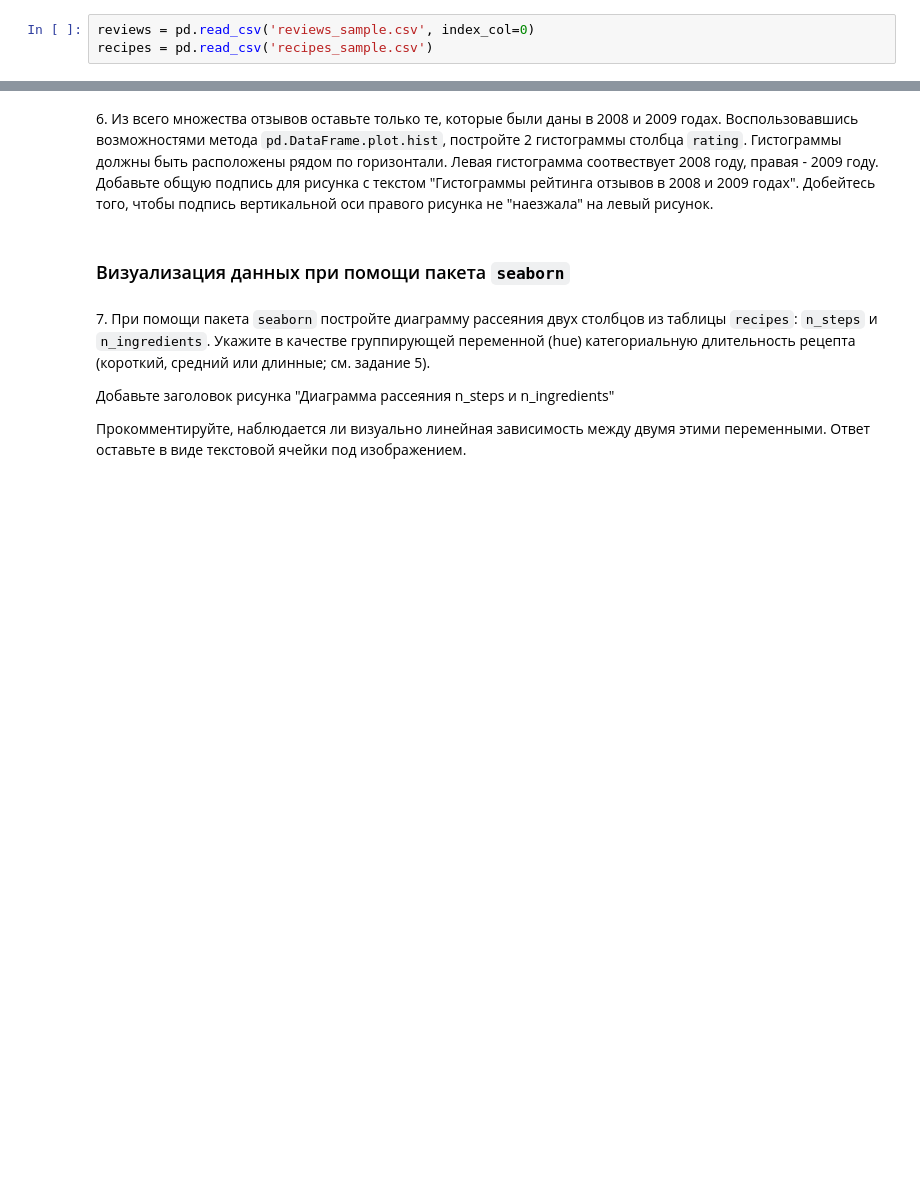
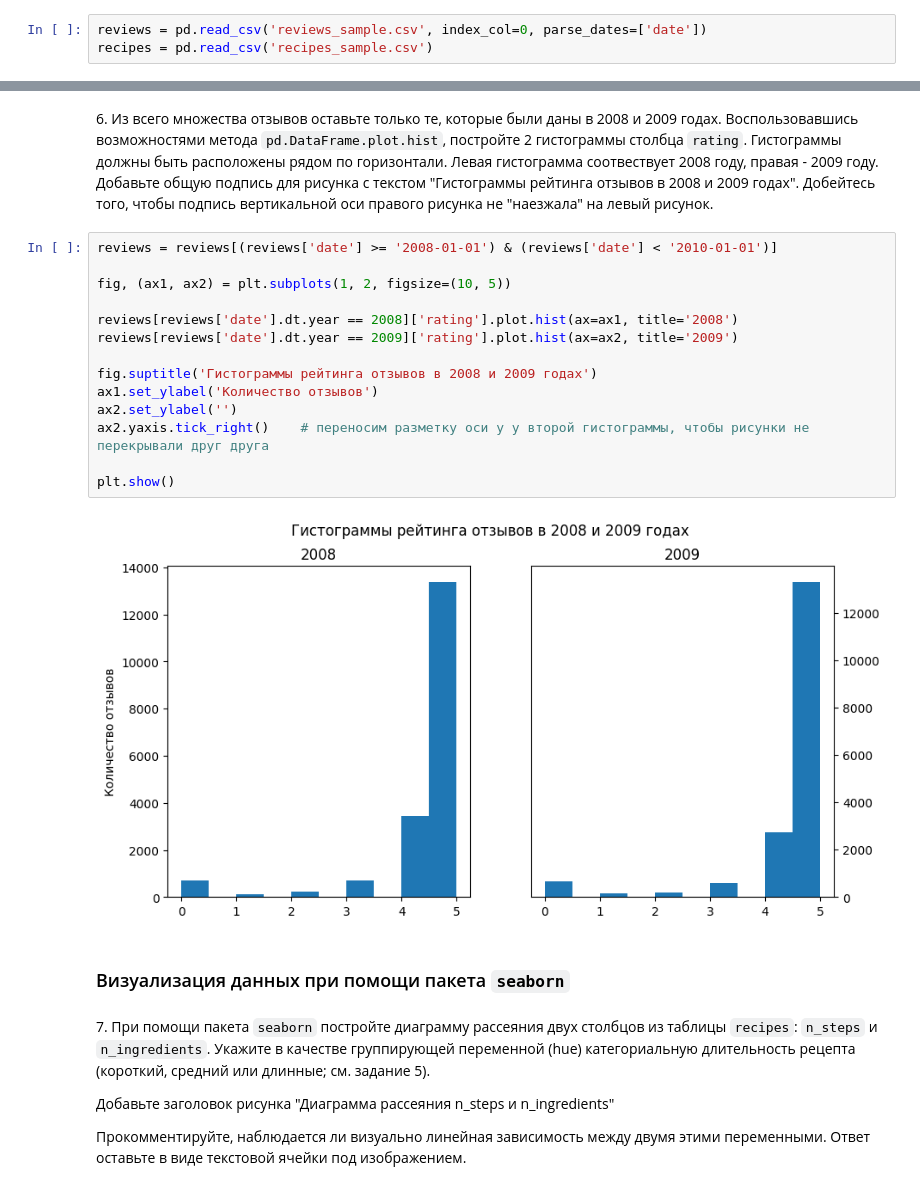
Before and after one commit to csmcrlw/lab5_graphics, a Jupyter notebook: 05_graphics_Серова_Лидия_ДПИ22-1.ipynb, the cells around one changed output, grey strips where cells are left out. Saved outputs shown, nothing was run; the diff lists cells and outputs as text; blank space fills up the shorter version.

```diff
--- a/05_graphics_Серова_Лидия_ДПИ22-1.ipynb
+++ b/05_graphics_Серова_Лидия_ДПИ22-1.ipynb
@@ -156,7 +156,7 @@ plt.show()
 # %% [markdown]
 Для продолжения работы загрузите таблицы recipes и reviews (__ЛР2__)
 # %%
-reviews = pd.read_csv('reviews_sample.csv', index_col=0)
+reviews = pd.read_csv('reviews_sample.csv', index_col=0, parse_dates=['date'])
 recipes = pd.read_csv('recipes_sample.csv')
 # %% [markdown]
 5\. Назовем рецепты короткими, если они занимают строго меньше 5 минут; средними, если они занимают от 5 до 50 минут (не включая 50), и длинными, если они занимают от 50 минут и больше. Сгруппируйте все рецепты по данному признаку и для каждой группы посчитайте 2 величины: среднее количество шагов рецептов в группе и размер группы. При помощи методов структур `pandas` постройте столбчатую диаграмму, где каждый столбец означает группу (короткие, средние или длинные рецепты), а высота столбца обозначает среднее количество шагов рецептов в группе. Рядом по горизонтали разместите круговую диаграмму, на которой отображены размеры каждой из групп.
@@ -168,5 +194,21 @@ recipes = pd.read_csv('recipes_sample.csv')
 # %% [markdown]
 6\. Из всего множества отзывов оставьте только те, которые были даны в 2008 и 2009 годах. Воспользовавшись возможностями метода `pd.DataFrame.plot.hist`, постройте 2 гистограммы столбца `rating`. Гистограммы должны быть расположены рядом по горизонтали. Левая гистограмма соотвествует 2008 году, правая - 2009 году. Добавьте общую подпись для рисунка с текстом "Гистограммы рейтинга отзывов в 2008 и 2009 годах". Добейтесь того, чтобы подпись вертикальной оси правого рисунка не "наезжала" на левый рисунок.
+# %%
+reviews = reviews[(reviews['date'] >= '2008-01-01') & (reviews['date'] < '2010-01-01')]
+
+fig, (ax1, ax2) = plt.subplots(1, 2, figsize=(10, 5))
+
+reviews[reviews['date'].dt.year == 2008]['rating'].plot.hist(ax=ax1, title='2008')
+reviews[reviews['date'].dt.year == 2009]['rating'].plot.hist(ax=ax2, title='2009')
+
+fig.suptitle('Гистограммы рейтинга отзывов в 2008 и 2009 годах')
+ax1.set_ylabel('Количество отзывов')
+ax2.set_ylabel('')
+ax2.yaxis.tick_right()    # переносим разметку оси у у второй гистограммы, чтобы рисунки не перекрывали друг друга
+
+plt.show()
+# %% [output]
+[figure, added]
 # %% [markdown]
 ### Визуализация данных при помощи пакета `seaborn`
 # %% [markdown]
```
Also changed, not shown: parts of 4 cells of this notebook.
